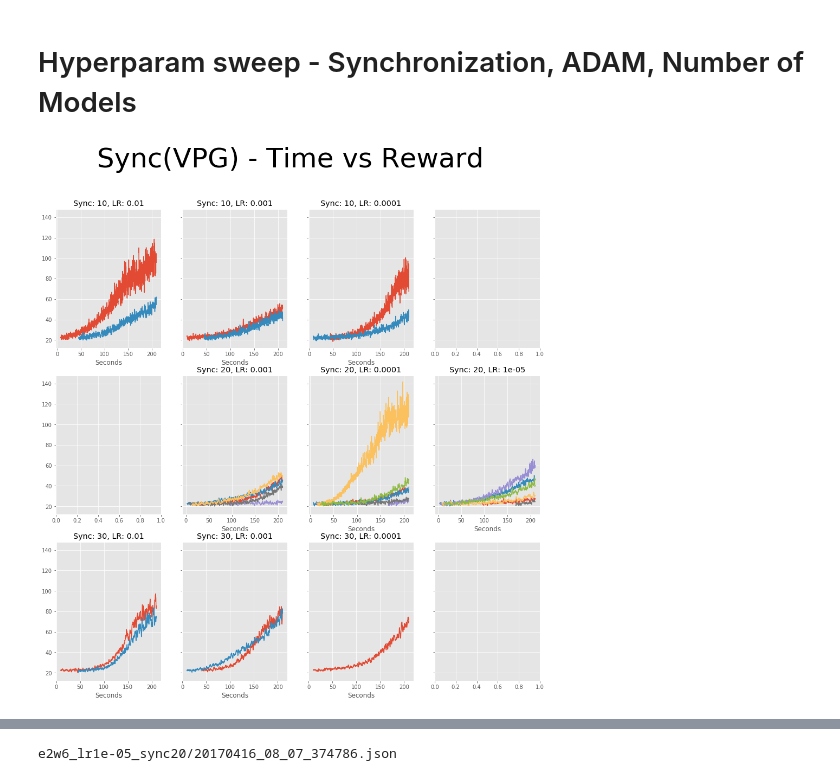
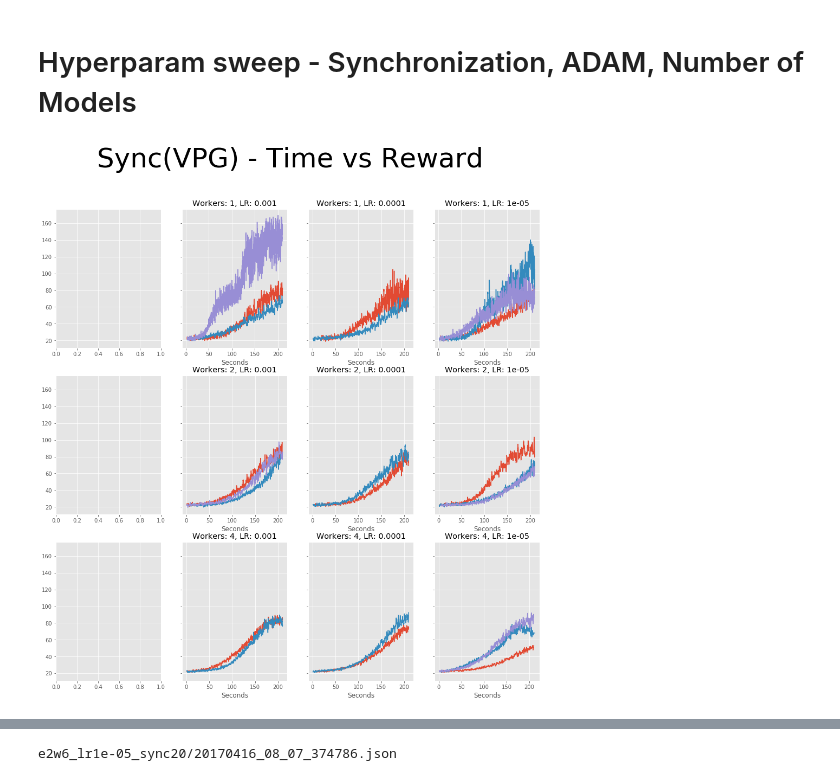
Before and after one commit to richardliaw/ray, a Jupyter notebook: examples/a3c/results/ModelAveraging-Vanilla.ipynb, the cells around one changed output, grey strips where cells are left out. Cells and saved outputs as stored; diff of their text form; code cells hidden in the pictures.

```diff
--- a/examples/a3c/results/ModelAveraging-Vanilla.ipynb
+++ b/examples/a3c/results/ModelAveraging-Vanilla.ipynb
@@ -22,17 +22,17 @@ def load_dataframe(fname):
 # %%
 fig, axes = plt.subplots(3, 4 ,figsize=(16,16), sharey=True)
 fig.suptitle("Sync(VPG) - Time vs Reward", fontsize=50)
-for j, sync in enumerate([10, 20, 30]):
+for j, exp in enumerate([1,2,4]):
     for i, lr in enumerate(["0.01", "0.001", "0.0001", "1e-05"]):
-        paths = [os.path.join(x[0], y) for x in os.walk("./e2w6_lr{0}_sync{1}/".format(lr, sync)) for y in x[-1] ]
+        paths = [os.path.join(x[0], y) for x in os.walk("./e{0}w6_lr{1}_sync20/".format(exp, lr)) for y in x[-1] ]
         for fname in paths:
             df = load_dataframe(fname)
             m = df['mean_agg'].rolling(5, ).mean()
             axes[j][i].plot(df['TS'], m)
-            axes[j][i].set_title("Sync: %d, LR: %s" % (sync, lr))
+            axes[j][i].set_title("Workers: %d, LR: %s" % (exp, lr))
     #         m.plot(xticks=df['TS'], ax=axes[i], title=adam)
     #         print(str(timedelta(seconds=df["TS"].max())))
 #             axes[j][i].set_xlim([0, 150])
             axes[j][i].set_xlabel("Seconds")
 # %% [output]
-[figure, old version]
+[figure, new version]
```
Also changed, not shown: parts of 1 cell of this notebook, 3 other files.
